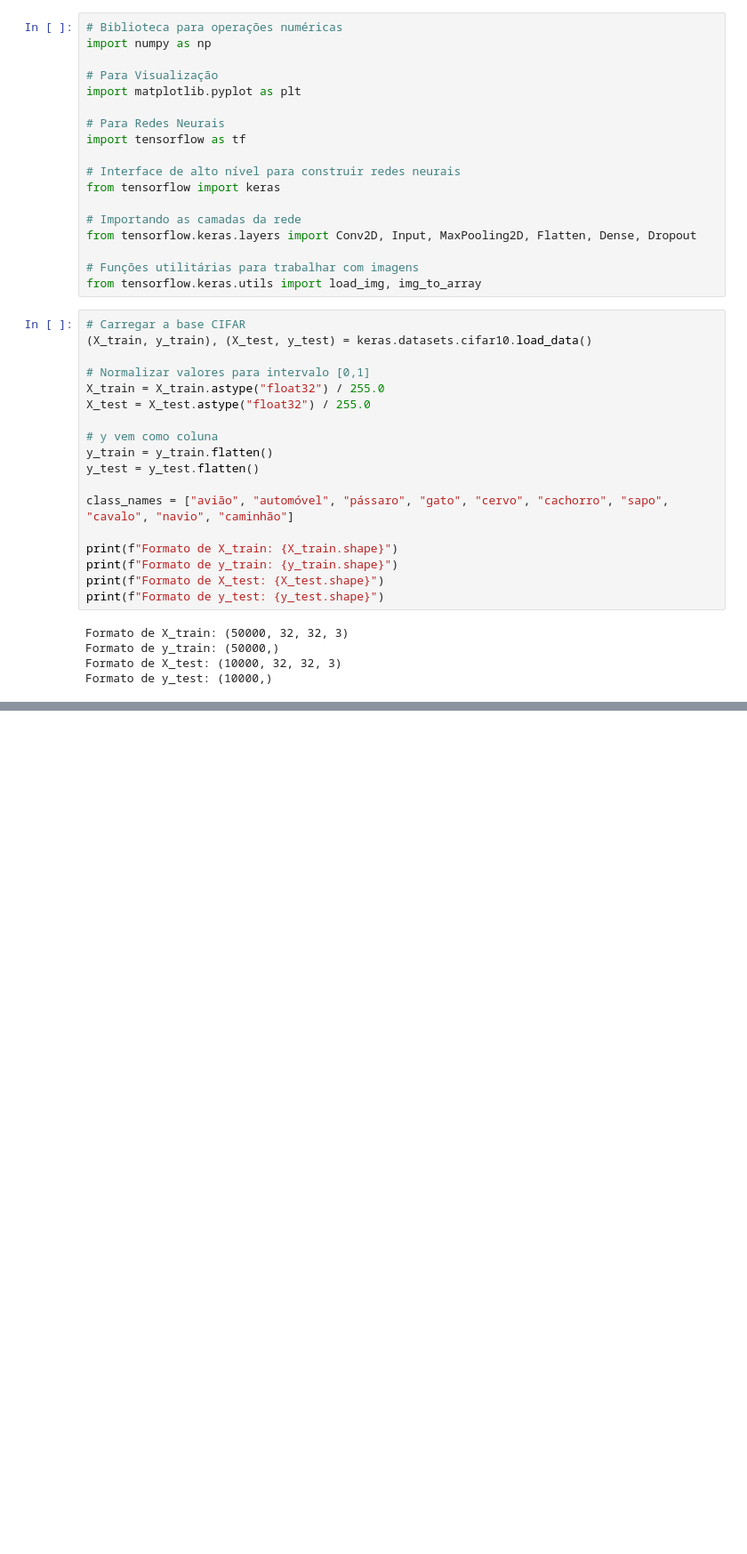
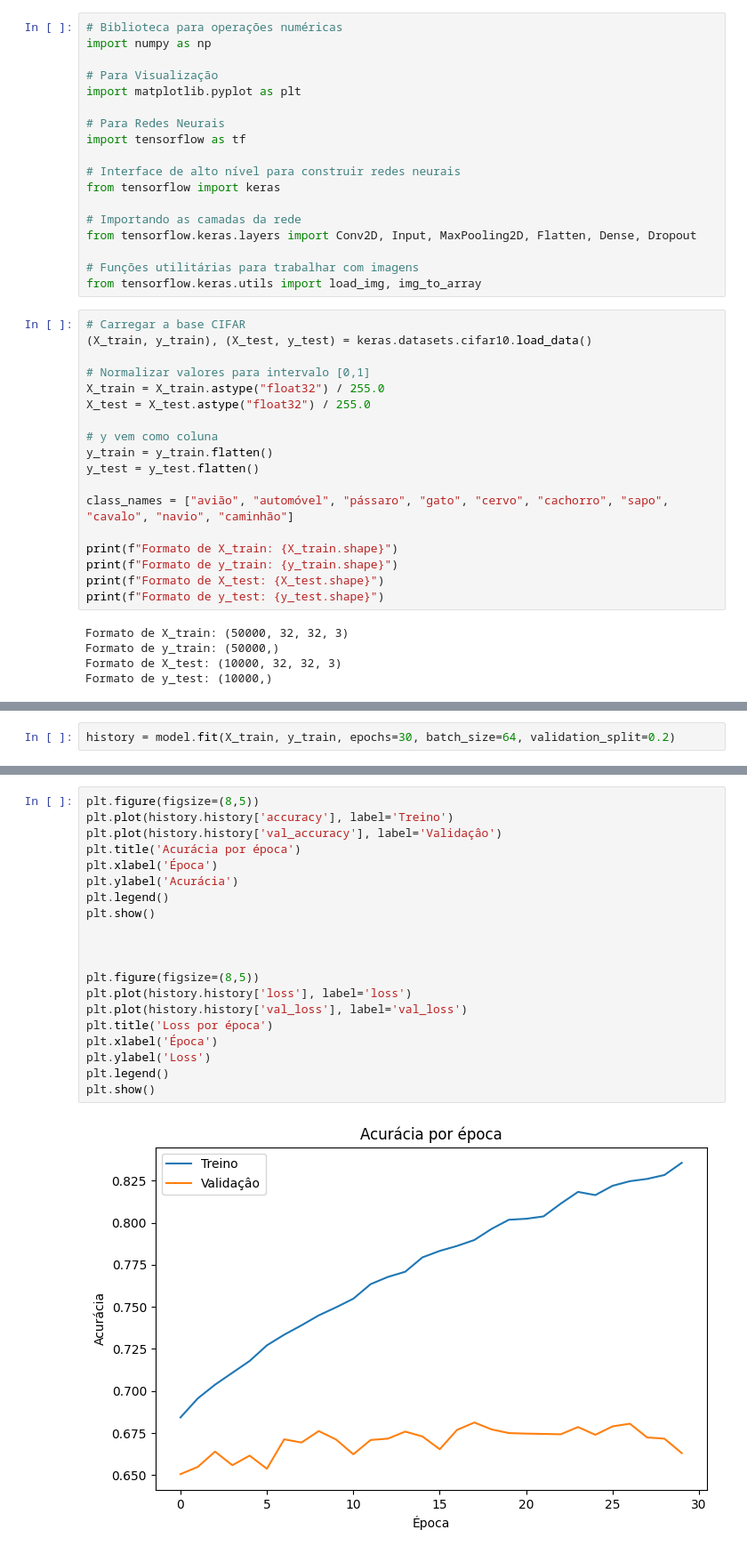
Before and after one commit to guissx/ml-cimatec, a Jupyter notebook: deep_learning/notebooks/Classificador_Imagens.ipynb, the cells around one changed output, grey strips where cells are left out. Shown at 89% size. Saved outputs shown, nothing was run; the diff lists cells and outputs as text; blank space fills up the shorter version.

```diff
--- a/deep_learning/notebooks/Classificador_Imagens.ipynb
+++ b/deep_learning/notebooks/Classificador_Imagens.ipynb
@@ -41,0 +107,2 @@ Formato de y_test: (10000,)
+# %%
+history = model.fit(X_train, y_train, epochs=30, batch_size=64, validation_split=0.2)
@@ -41,0 +127,22 @@ Formato de y_test: (10000,)
+# %%
+plt.figure(figsize=(8,5))
+plt.plot(history.history['accuracy'], label='Treino')
+plt.plot(history.history['val_accuracy'], label='Validaçâo')
+plt.title('Acurácia por época')
+plt.xlabel('Época')
+plt.ylabel('Acurácia')
+plt.legend()
+plt.show()
+
+
+
+plt.figure(figsize=(8,5))
+plt.plot(history.history['loss'], label='loss')
+plt.plot(history.history['val_loss'], label='val_loss')
+plt.title('Loss por época')
+plt.xlabel('Época')
+plt.ylabel('Loss')
+plt.legend()
+plt.show()
+# %% [output]
+[figure, added]
```
Also changed, not shown: parts of 4 cells of this notebook.
